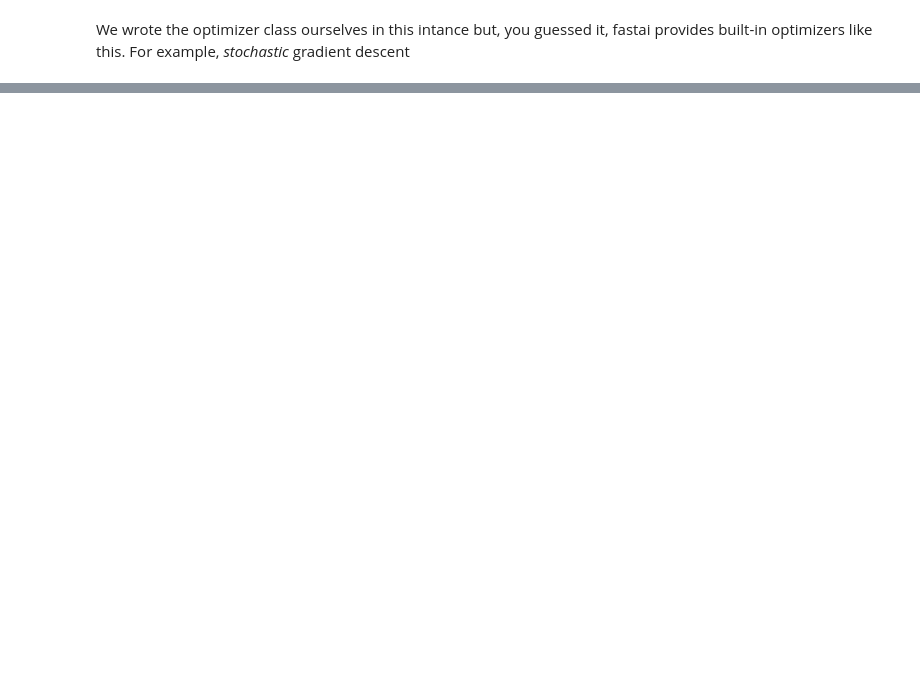
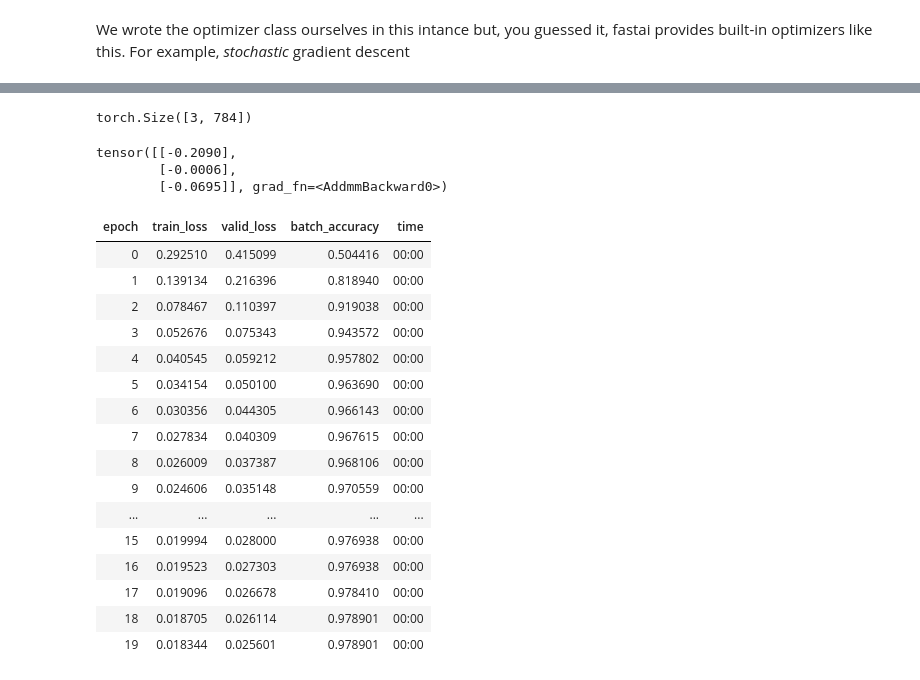
Before and after one commit to Mchristos/fastbook, a Jupyter notebook: 04_mnist_basics[chris].ipynb, the cells around one changed output, grey strips where cells are left out. Saved outputs shown, nothing was run; the diff lists cells and outputs as text; code cells hidden in the pictures; blank space fills up the shorter version.

```diff
--- a/04_mnist_basics[chris].ipynb
+++ b/04_mnist_basics[chris].ipynb
@@ -585,0 +679,32 @@ train_model(linear_model, optimizer, 10)
+# %%
+# e.g. compute the output for 3 random samples (images)
+random_samples = torch.randn([3,28*28])
+print(random_samples.shape)
+simple_net(random_samples)
+# %% [output]
+torch.Size([3, 784])
+tensor([[-0.2090],
+        [-0.0006],
+        [-0.0695]], grad_fn=<AddmmBackward0>)
+# %%
+# now lets try learn this problem!
+learn = Learner(dls, simple_net, loss_func=mnist_loss, opt_func=SGD, metrics=batch_accuracy)
+learn.fit(20, lr=0.1)
+# %% [output]
+| epoch | train_loss | valid_loss | batch_accuracy | time |
+| 0 | 0.292510 | 0.415099 | 0.504416 | 00:00 |
+| 1 | 0.139134 | 0.216396 | 0.818940 | 00:00 |
+| 2 | 0.078467 | 0.110397 | 0.919038 | 00:00 |
+| 3 | 0.052676 | 0.075343 | 0.943572 | 00:00 |
+| 4 | 0.040545 | 0.059212 | 0.957802 | 00:00 |
+| 5 | 0.034154 | 0.050100 | 0.963690 | 00:00 |
+| 6 | 0.030356 | 0.044305 | 0.966143 | 00:00 |
+| 7 | 0.027834 | 0.040309 | 0.967615 | 00:00 |
+| 8 | 0.026009 | 0.037387 | 0.968106 | 00:00 |
+| 9 | 0.024606 | 0.035148 | 0.970559 | 00:00 |
+| ... | ... | ... | ... | ... |
+| 15 | 0.019994 | 0.028000 | 0.976938 | 00:00 |
+| 16 | 0.019523 | 0.027303 | 0.976938 | 00:00 |
+| 17 | 0.019096 | 0.026678 | 0.978410 | 00:00 |
+| 18 | 0.018705 | 0.026114 | 0.978901 | 00:00 |
+| 19 | 0.018344 | 0.025601 | 0.978901 | 00:00 |
```
Also changed, not shown: parts of 35 cells of this notebook.
